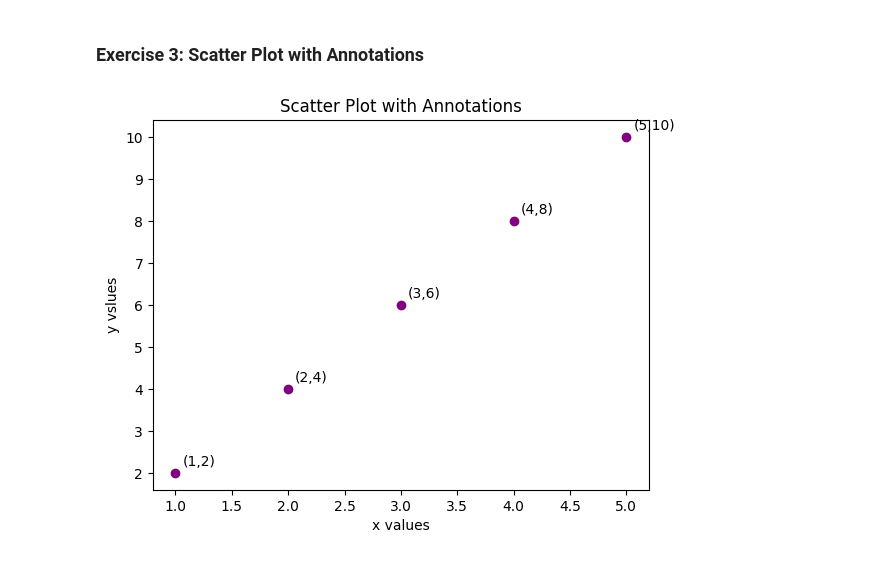
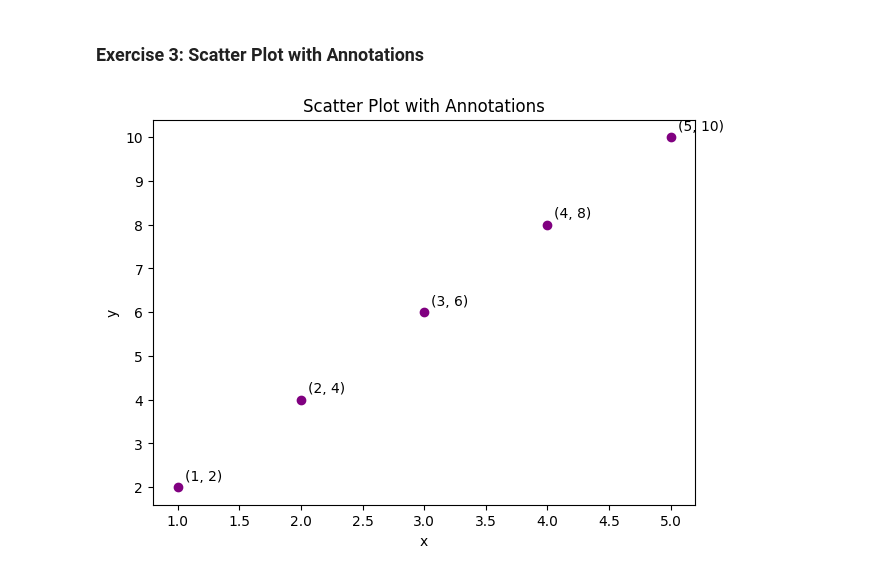
Before and after one commit to Nikhita008/python-jupyter-template, a Jupyter notebook: src/3-scatter-plot.ipynb, the cells around one changed output. Drawn from its saved outputs; the diff is of its cells as text; code cells hidden in the pictures.

```diff
--- a/src/3-scatter-plot.ipynb
+++ b/src/3-scatter-plot.ipynb
@@ -3,21 +3,27 @@
 # %%
 # TASK: Create a scatter plot with x = [1, 2, 3, 4, 5] and y = [2, 4, 6, 8, 10].
 # Annotate each point with its (x, y) value, and set the title as 'Scatter Plot with Annotations'.
 
 import matplotlib.pyplot as plt
 
+# Data
+x = [1, 2, 3, 4, 5]
+y = [2, 4, 6, 8, 10]
 
-x=[1,2,3,4,5]
-y=[2,4,6,8,10]
+# Create scatter plot
+plt.figure(figsize=(7, 5))
+plt.scatter(x, y, color='purple')
 
-plt.scatter(x,y,color="purple")
+# Annotate each point
+for xi, yi in zip(x, y):
+    plt.annotate(f'({xi}, {yi})', (xi, yi), textcoords="offset points", xytext=(5,5), ha='left')
 
-for i,j in zip(x,y):
-    plt.annotate(f"({i},{j})",(i,j), textcoords="offset points",xytext=(5,5),ha="left")
+# Set title and labels
+plt.title('Scatter Plot with Annotations')
+plt.xlabel('x')
+plt.ylabel('y')
 
-plt.title("Scatter Plot with Annotations")
-plt.xlabel("x values")
-plt.ylabel("y vslues")
+# Show plot
 plt.show()
 # %% [output]
-[figure, old version]
+[figure, new version]
```
Also changed, not shown: 5 other files.
